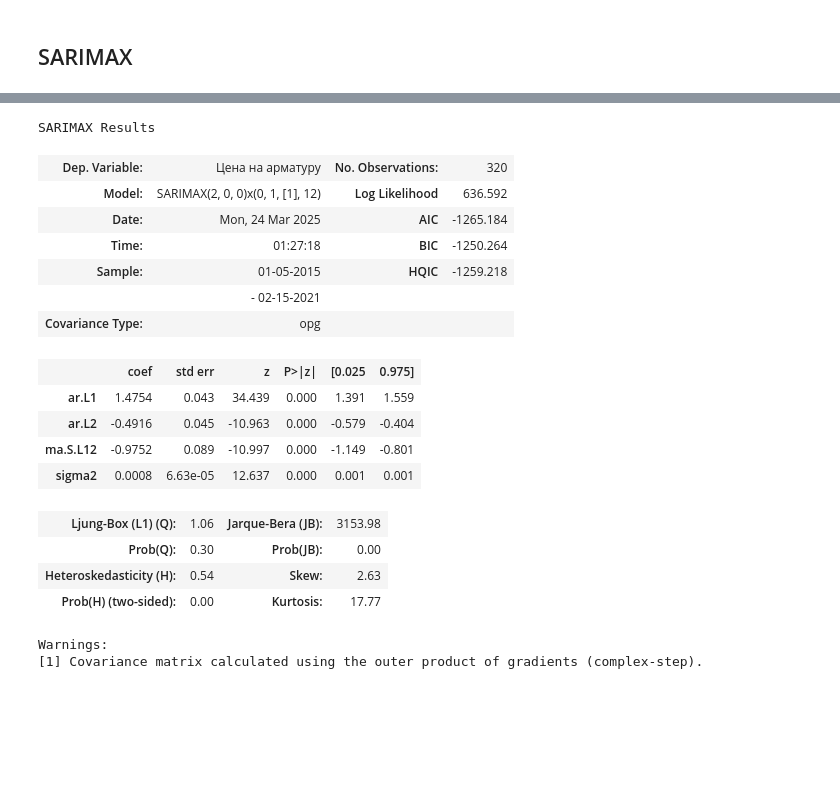
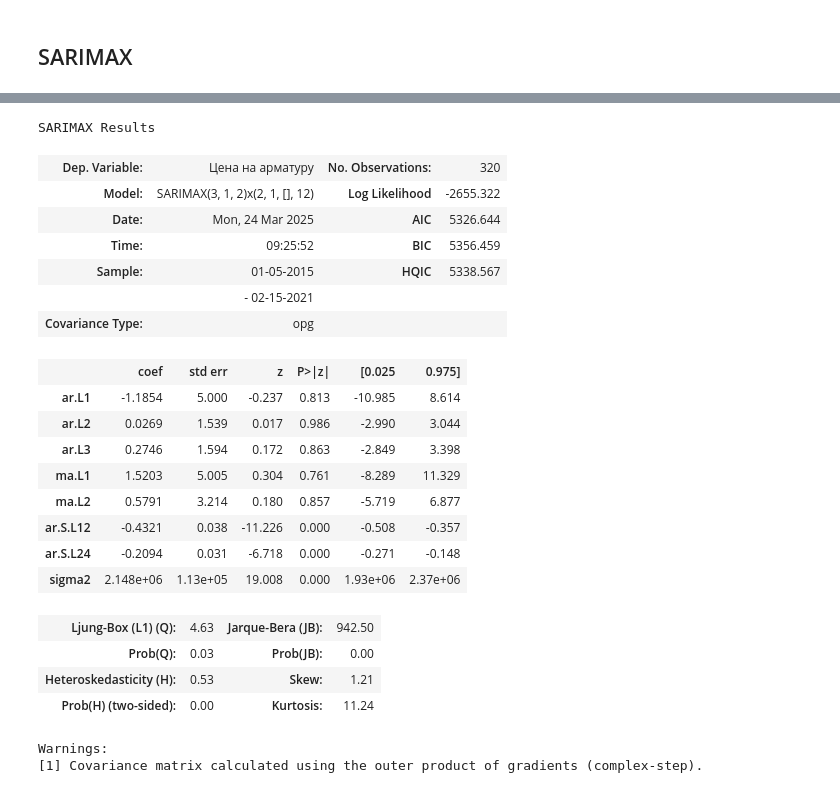
Before and after one commit to kaninn-i/ml_intensiv_3, a Jupyter notebook: ilia_kanin/ARIMA.ipynb, the cells around one changed output, grey strips where cells are left out. Cells and saved outputs as stored; diff of their text form; code cells hidden in the pictures; blank space fills up the shorter version.

```diff
--- a/ilia_kanin/ARIMA.ipynb
+++ b/ilia_kanin/ARIMA.ipynb
@@ -19,6 +20,7 @@ from sklearn.metrics import mean_absolute_error, mean_squared_error, r2_score, m
 # %%
 # Загрузка данных
 df = pd.read_excel('data/train.xlsx', index_col='dt')
+df = df.asfreq('W-MON')  # Частота данных — еженедельно
 df.head()
 # %% [output]
 |  | Цена на арматуру |
@@ -64,7 +75,5 @@ p-value: 0.08561658406138378
 # %%
-train = np.log(train)
 df_train_diff = train.diff().dropna()
-df_train_diff = df_train_diff.diff().dropna()
 df_train_diff.plot()
 # %% [output]
 <Axes: xlabel='dt'>
@@ -142,28 +155,32 @@ Warnings:
 [1] Covariance matrix calculated using the outer product of gradients (complex-step).
 # %%
 model = SARIMAX(train,
-				order = (2, 0, 0),
-				seasonal_order =(0, 1, 1, 12))
+				order = (3, 1, 2),
+				seasonal_order =(2, 1, 0, 12))
 
 result = model.fit()
 result.summary()
 # %% [output]
 SARIMAX Results
 | Dep. Variable: | Цена на арматуру | No. Observations: | 320 |
-| Model: | SARIMAX(2, 0, 0)x(0, 1, [1], 12) | Log Likelihood | 636.592 |
-| Date: | Mon, 24 Mar 2025 | AIC | -1265.184 |
-| Time: | 01:27:18 | BIC | -1250.264 |
-| Sample: | 01-05-2015 | HQIC | -1259.218 |
+| Model: | SARIMAX(3, 1, 2)x(2, 1, [], 12) | Log Likelihood | -2655.322 |
+| Date: | Mon, 24 Mar 2025 | AIC | 5326.644 |
+| Time: | 09:25:52 | BIC | 5356.459 |
+| Sample: | 01-05-2015 | HQIC | 5338.567 |
 |  | - 02-15-2021 |  |  |
 | Covariance Type: | opg |  |  |
 |  | coef | std err | z | P>|z| | [0.025 | 0.975] |
-| ar.L1 | 1.4754 | 0.043 | 34.439 | 0.000 | 1.391 | 1.559 |
-| ar.L2 | -0.4916 | 0.045 | -10.963 | 0.000 | -0.579 | -0.404 |
-| ma.S.L12 | -0.9752 | 0.089 | -10.997 | 0.000 | -1.149 | -0.801 |
-| sigma2 | 0.0008 | 6.63e-05 | 12.637 | 0.000 | 0.001 | 0.001 |
+| ar.L1 | -1.1854 | 5.000 | -0.237 | 0.813 | -10.985 | 8.614 |
+| ar.L2 | 0.0269 | 1.539 | 0.017 | 0.986 | -2.990 | 3.044 |
+| ar.L3 | 0.2746 | 1.594 | 0.172 | 0.863 | -2.849 | 3.398 |
+| ma.L1 | 1.5203 | 5.005 | 0.304 | 0.761 | -8.289 | 11.329 |
+| ma.L2 | 0.5791 | 3.214 | 0.180 | 0.857 | -5.719 | 6.877 |
+| ar.S.L12 | -0.4321 | 0.038 | -11.226 | 0.000 | -0.508 | -0.357 |
+| ar.S.L24 | -0.2094 | 0.031 | -6.718 | 0.000 | -0.271 | -0.148 |
+| sigma2 | 2.148e+06 | 1.13e+05 | 19.008 | 0.000 | 1.93e+06 | 2.37e+06 |
-| Ljung-Box (L1) (Q): | 1.06 | Jarque-Bera (JB): | 3153.98 |
-| Prob(Q): | 0.30 | Prob(JB): | 0.00 |
-| Heteroskedasticity (H): | 0.54 | Skew: | 2.63 |
-| Prob(H) (two-sided): | 0.00 | Kurtosis: | 17.77 |
+| Ljung-Box (L1) (Q): | 4.63 | Jarque-Bera (JB): | 942.50 |
+| Prob(Q): | 0.03 | Prob(JB): | 0.00 |
+| Heteroskedasticity (H): | 0.53 | Skew: | 1.21 |
+| Prob(H) (two-sided): | 0.00 | Kurtosis: | 11.24 |
 Warnings:
 [1] Covariance matrix calculated using the outer product of gradients (complex-step).
```
Also changed, not shown: parts of 13 cells of this notebook.
